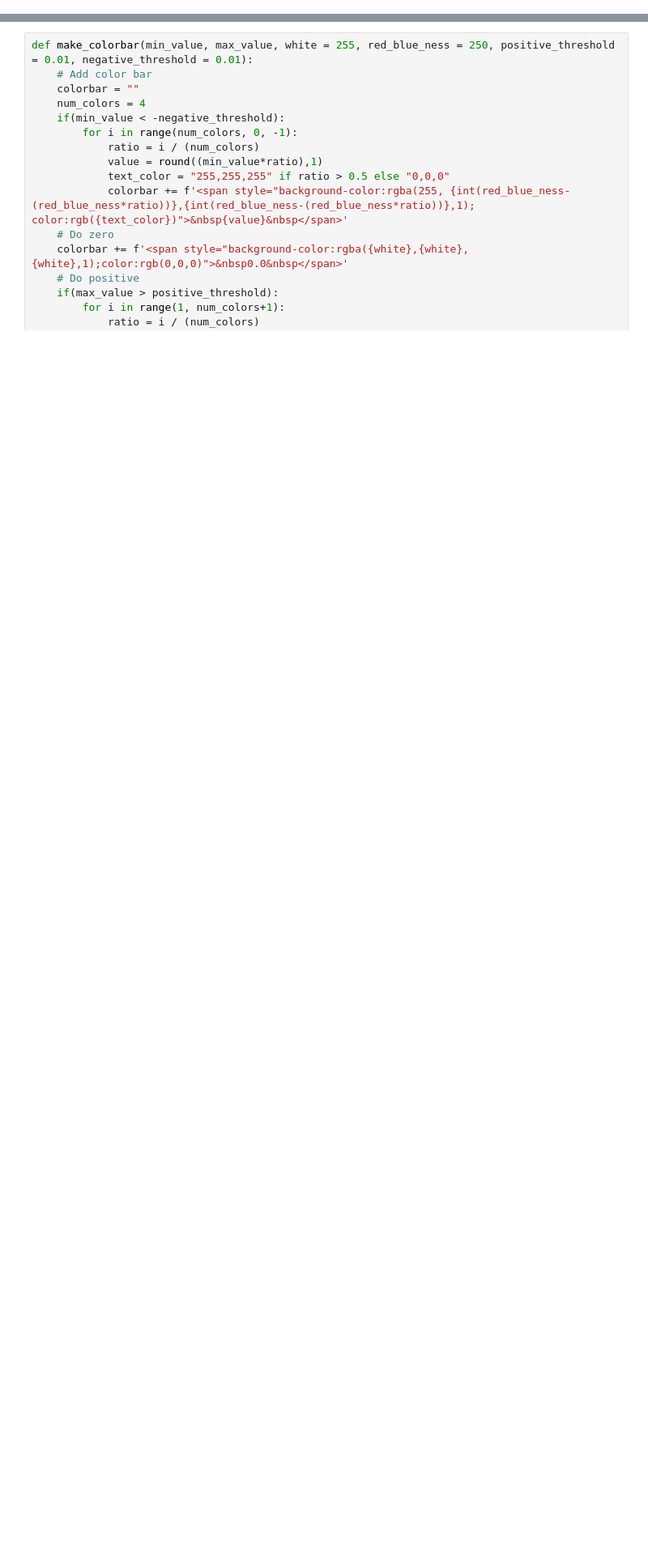
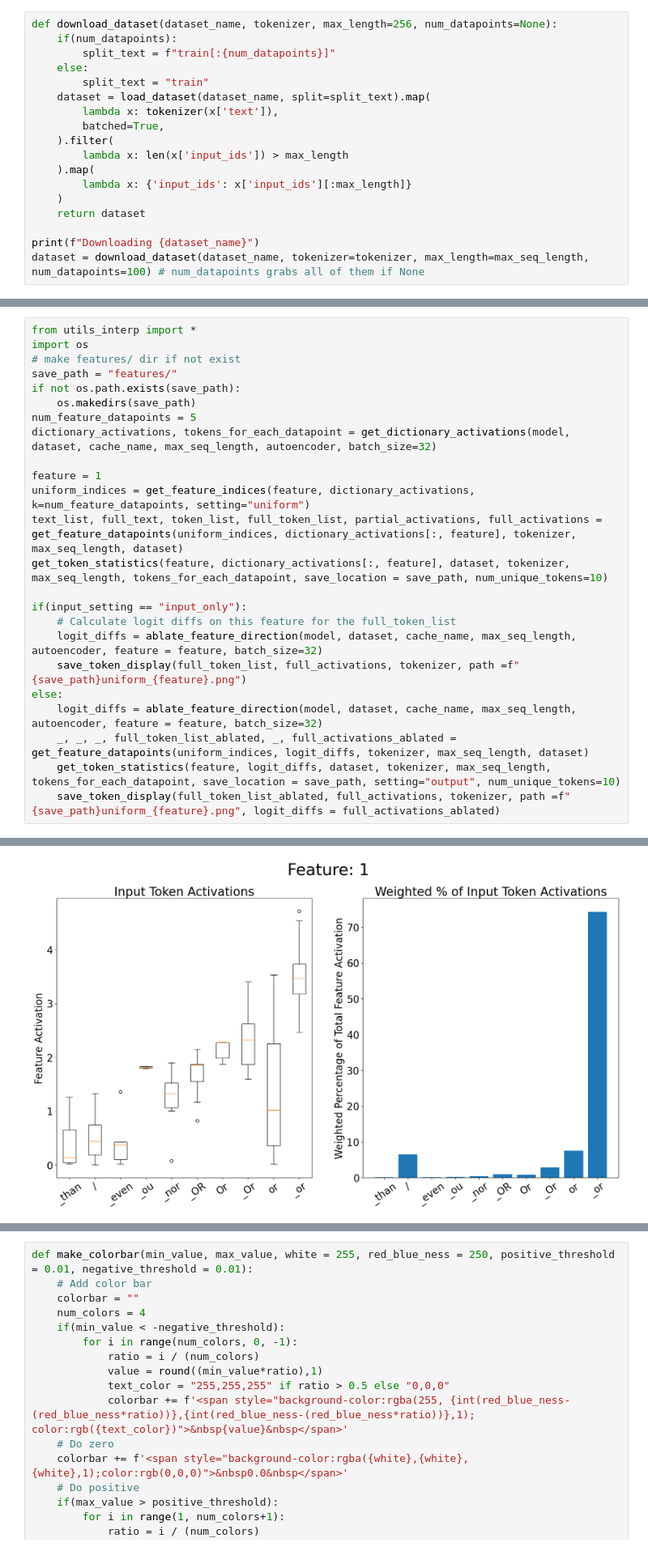
Before and after one commit to migerovitch/sparse_coding, a Jupyter notebook: feature_display_code.ipynb, the cells around one changed output, grey strips where cells are left out. Shown at 81% size. Drawn from its saved outputs; the diff is of its cells as text; blank space fills up the shorter version.

```diff
--- a/feature_display_code.ipynb
+++ b/feature_display_code.ipynb
@@ -32,0 +48,18 @@ Loaded autoencoder w/ {'dict_size': 3072, 'l1_alpha': 0.0013894954463467002} on
+# %%
+def download_dataset(dataset_name, tokenizer, max_length=256, num_datapoints=None):
+    if(num_datapoints):
+        split_text = f"train[:{num_datapoints}]"
+    else:
+        split_text = "train"
+    dataset = load_dataset(dataset_name, split=split_text).map(
+        lambda x: tokenizer(x['text']),
+        batched=True,
+    ).filter(
+        lambda x: len(x['input_ids']) > max_length
+    ).map(
+        lambda x: {'input_ids': x['input_ids'][:max_length]}
+    )
+    return dataset
+
+print(f"Downloading {dataset_name}")
+dataset = download_dataset(dataset_name, tokenizer=tokenizer, max_length=max_seq_length, num_datapoints=100) # num_datapoints grabs all of them if None
@@ -32,0 +72,25 @@ Loaded autoencoder w/ {'dict_size': 3072, 'l1_alpha': 0.0013894954463467002} on
+# %%
+from utils_interp import *
+import os
+# make features/ dir if not exist
+save_path = "features/"
+if not os.path.exists(save_path):
+    os.makedirs(save_path)
+num_feature_datapoints = 5
+dictionary_activations, tokens_for_each_datapoint = get_dictionary_activations(model, dataset, cache_name, max_seq_length, autoencoder, batch_size=32)
+
+feature = 1
+uniform_indices = get_feature_indices(feature, dictionary_activations, k=num_feature_datapoints, setting="uniform")
+text_list, full_text, token_list, full_token_list, partial_activations, full_activations = get_feature_datapoints(uniform_indices, dictionary_activations[:, feature], tokenizer, max_seq_length, dataset)
+get_token_statistics(feature, dictionary_activations[:, feature], dataset, tokenizer, max_seq_length, tokens_for_each_datapoint, save_location = save_path, num_unique_tokens=10)
+
+if(input_setting == "input_only"):
+    # Calculate logit diffs on this feature for the full_token_list
+    logit_diffs = ablate_feature_direction(model, dataset, cache_name, max_seq_length, autoencoder, feature = feature, batch_size=32)
+    save_token_display(full_token_list, full_activations, tokenizer, path =f"{save_path}uniform_{feature}.png")
+else:
+    logit_diffs = ablate_feature_direction(model, dataset, cache_name, max_seq_length, autoencoder, feature = feature, batch_size=32)
+    _, _, _, full_token_list_ablated, _, full_activations_ablated = get_feature_datapoints(uniform_indices, logit_diffs, tokenizer, max_seq_length, dataset)
+    get_token_statistics(feature, logit_diffs, dataset, tokenizer, max_seq_length, tokens_for_each_datapoint, save_location = save_path, setting="output", num_unique_tokens=10)
+    save_token_display(full_token_list_ablated, full_activations, tokenizer, path =f"{save_path}uniform_{feature}.png", logit_diffs = full_activations_ablated)
+# %% [output]
@@ -32,0 +122 @@ Loaded autoencoder w/ {'dict_size': 3072, 'l1_alpha': 0.0013894954463467002} on
+[figure, added]
```
Also changed, not shown: parts of 13 cells of this notebook, 1 other file.
